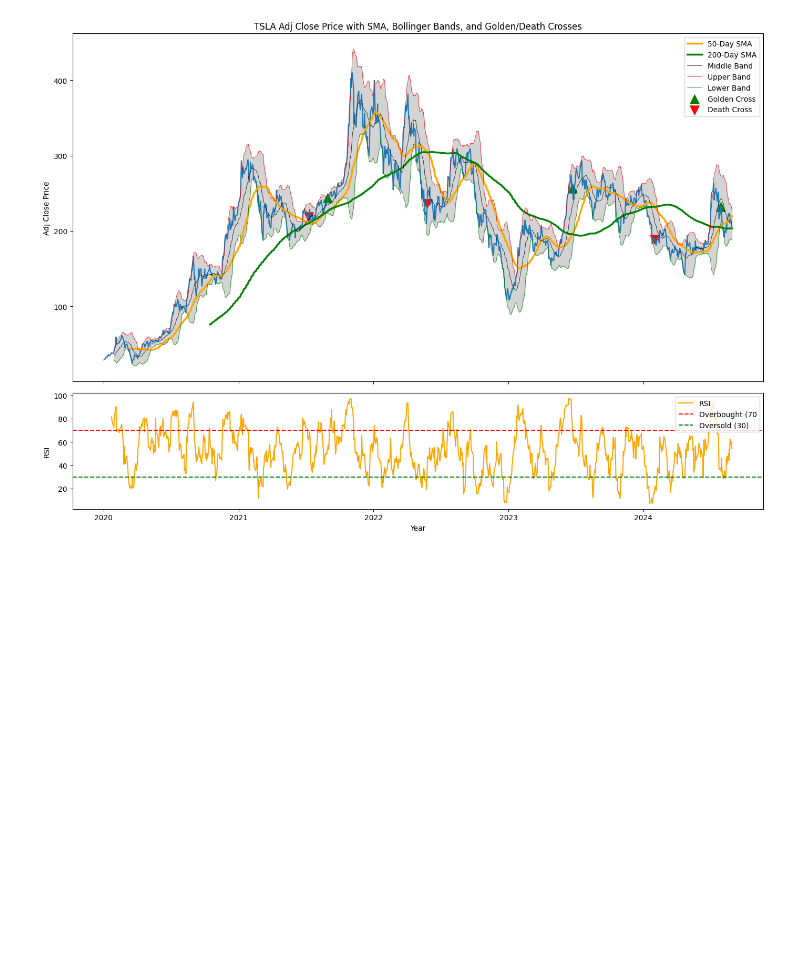
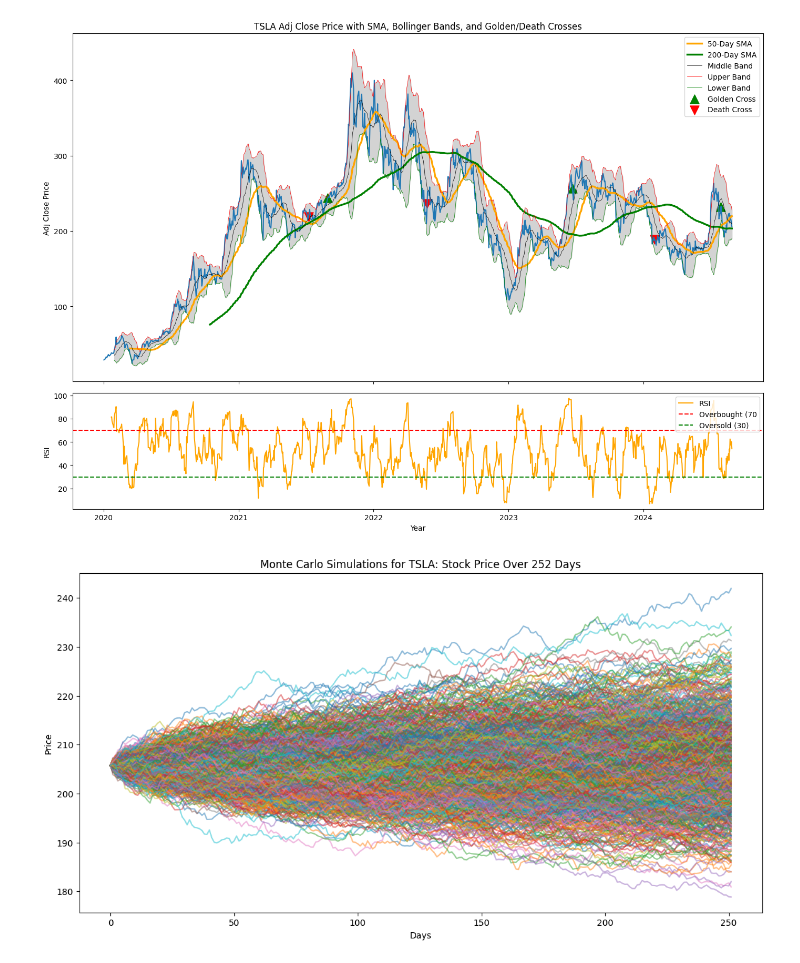
Before and after one commit to blotetheodorus/financial-data-analysis, a Jupyter notebook: financial_data_analysis.ipynb, the cells around one changed output. Drawn from its saved outputs; the diff is of its cells as text; code cells hidden in the pictures; blank space fills up the shorter version.

Commit message:
Monte Carlo simulations

```diff
--- a/financial_data_analysis.ipynb
+++ b/financial_data_analysis.ipynb
@@ -318,3 +318,28 @@ plt.tight_layout()
 plt.show()
 # %% [output]
 [figure]
+# %%
+# Monte Carlo simulations
+
+# Calculate drift and volatility
+drift = stock_data['Log Return'].mean() - (0.5 * stock_data['Log Return'].var())
+volatility = stock_data['Log Return'].std()
+
+# Set simulation parameters
+num_simulations = 1000
+num_days = 252
+dt = 1 / 252
+
+# Initialize simulation matrix
+simulations = np.zeros((num_days, num_simulations))
+simulations[0] = stock_data['Adj Close'][-1]
+
+# Simulation loop
+for i in range(1, num_days):
+    # Generate random shocks from a standard normal distribution
+    random_shocks = np.random.normal(0, 1, num_simulations)
+
+    # Calculate the price for the next day
+    simulations[i] = simulations[i - 1] * np.exp((drift - 0.5 * volatility ** 2) * dt + volatility * random_shocks * np.sqrt(dt))
+# %% [output]
+[figure, added]
```
